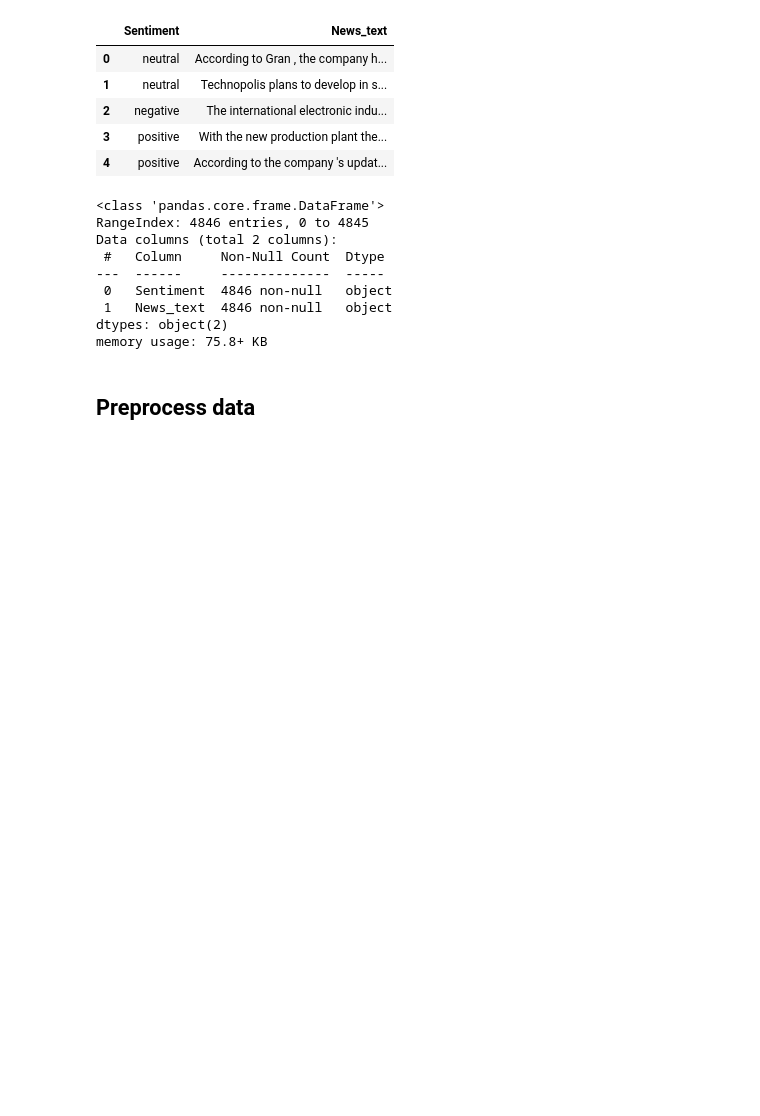
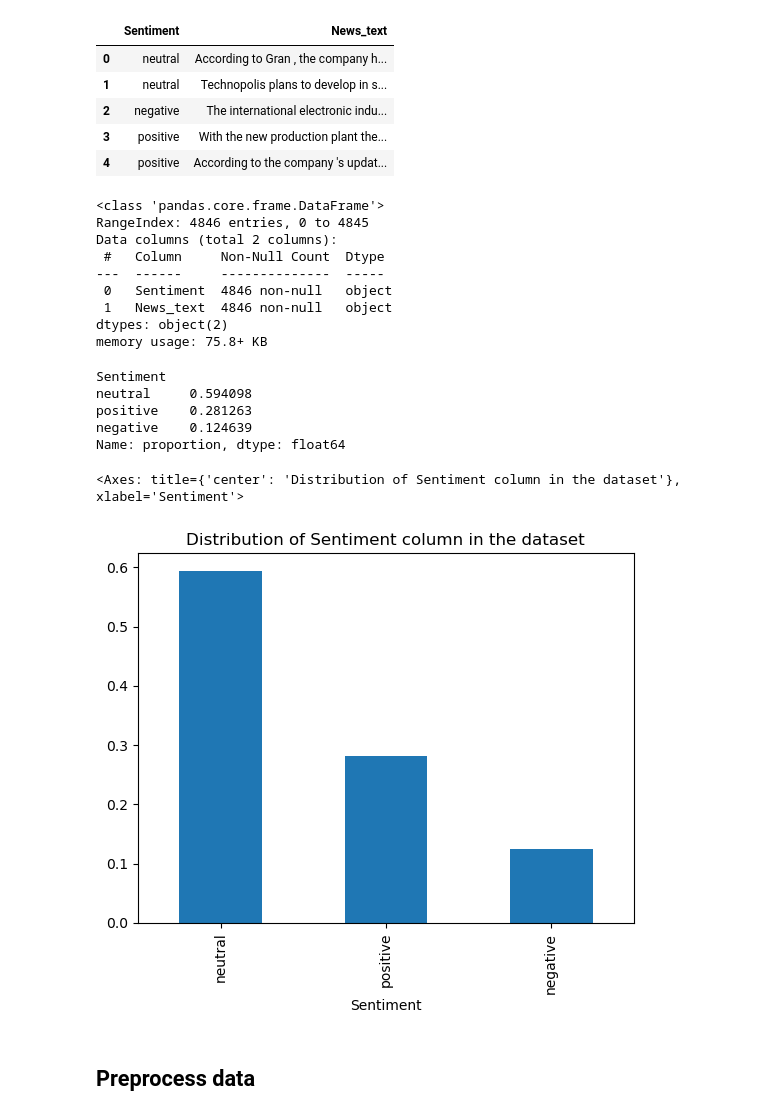
Before and after one commit to Alexa201228/playground, a Jupyter notebook: data_analysis.ipynb, the cells around one changed output. Drawn from its saved outputs; the diff is of its cells as text; code cells hidden in the pictures; blank space fills up the shorter version.

```diff
--- a/data_analysis.ipynb
+++ b/data_analysis.ipynb
@@ -37,6 +57,19 @@ Data columns (total 2 columns):
  1   News_text  4846 non-null   object
 dtypes: object(2)
 memory usage: 75.8+ KB
+# %%
+data["Sentiment"].value_counts(normalize=True)
+# %% [output]
+Sentiment
+neutral     0.594098
+positive    0.281263
+negative    0.124639
+Name: proportion, dtype: float64
+# %%
+data["Sentiment"].value_counts(normalize=True).plot(kind="bar", title="Distribution of Sentiment column in the dataset")
+# %% [output]
+<Axes: title={'center': 'Distribution of Sentiment column in the dataset'}, xlabel='Sentiment'>
+[figure, added]
 # %% [markdown]
 ## Preprocess data
 # %%
```
Also changed, not shown: parts of 19 cells of this notebook.
